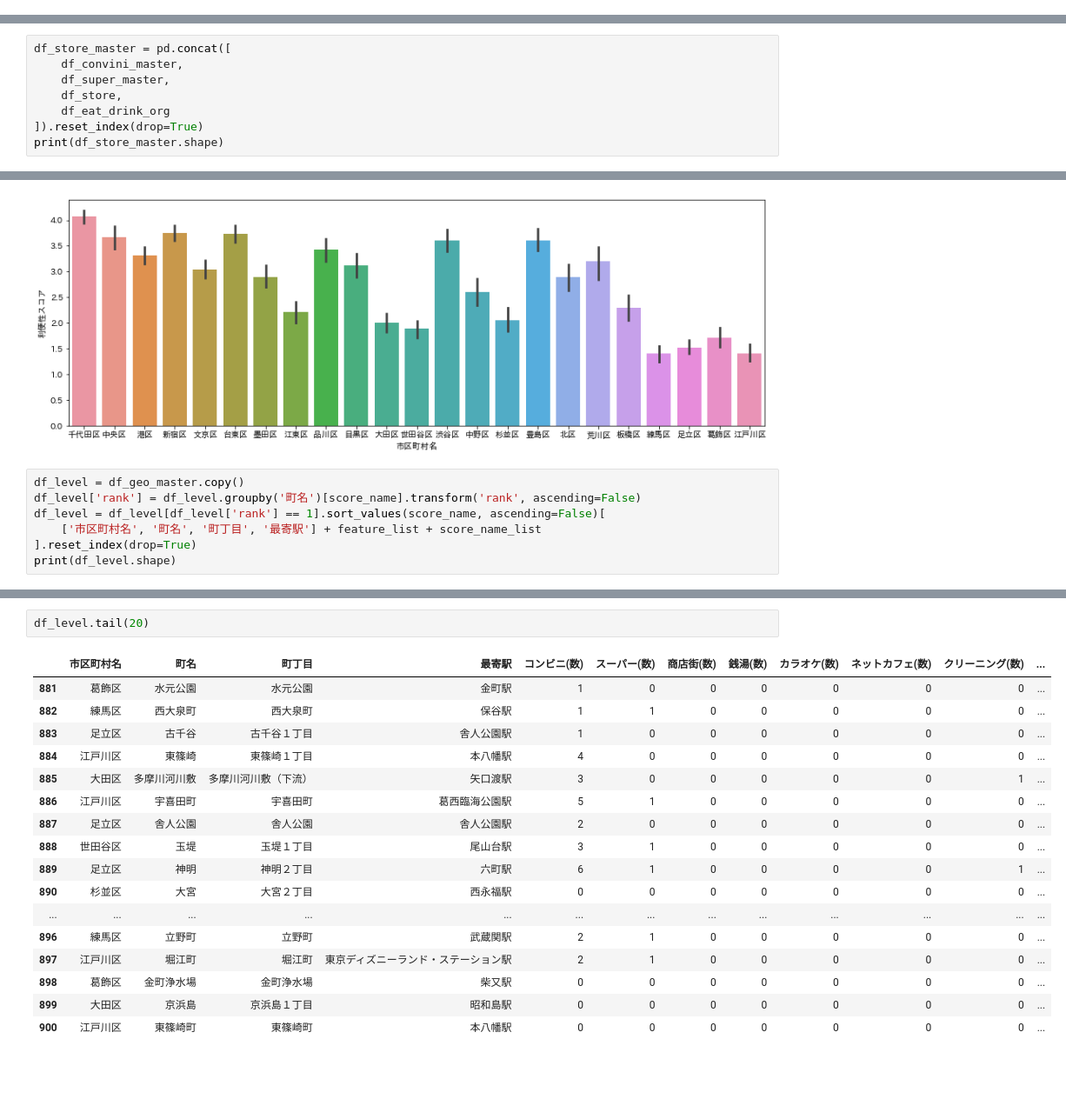
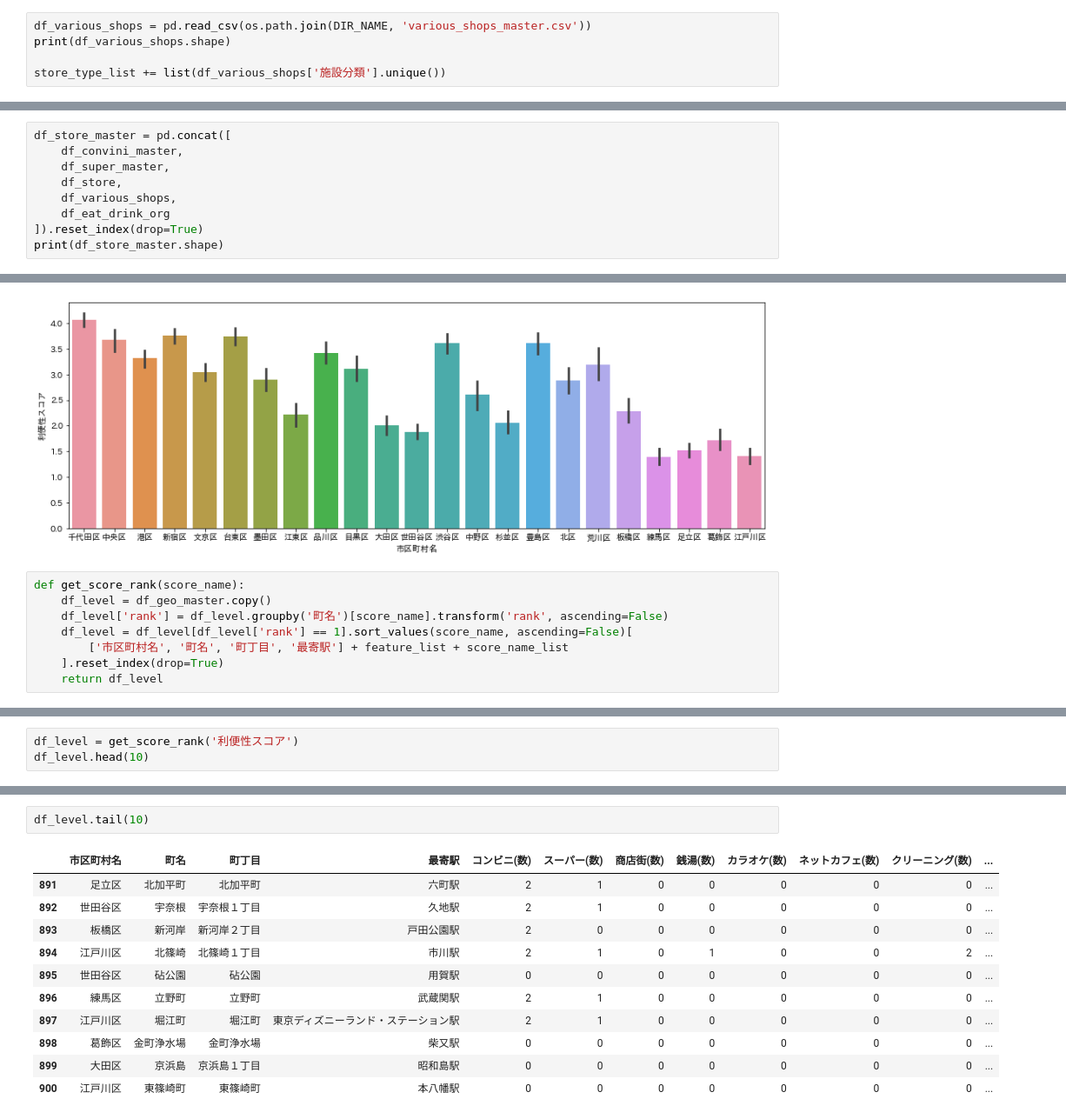
Before and after one commit to z-guard/analysis, a Jupyter notebook: notebooks/convenience_score.ipynb, the cells around one changed output, grey strips where cells are left out. Shown: that part at 87% size. Drawn from its saved outputs; the diff is of its cells as text; blank space fills up the shorter version.

Commit message:
Add: various_shops

```diff
--- a/notebooks/convenience_score.ipynb
+++ b/notebooks/convenience_score.ipynb
@@ -107,0 +113,5 @@ store_type_list += list(df_store['施設分類'].unique())
+# %%
+df_various_shops = pd.read_csv(os.path.join(DIR_NAME, 'various_shops_master.csv'))
+print(df_various_shops.shape)
+
+store_type_list += list(df_various_shops['施設分類'].unique())
@@ -123,6 +135,7 @@ df_store_master = pd.concat([
     df_convini_master,
     df_super_master,
     df_store,
+    df_various_shops,
     df_eat_drink_org
 ]).reset_index(drop=True)
 print(df_store_master.shape)
@@ -414,9 +435,10 @@ for score in score_name_list:
 [figure]
 [figure]
 # %%
-df_level = df_geo_master.copy()
-df_level['rank'] = df_level.groupby('町名')[score_name].transform('rank', ascending=False)
-df_level = df_level[df_level['rank'] == 1].sort_values(score_name, ascending=False)[
-    ['市区町村名', '町名', '町丁目', '最寄駅'] + feature_list + score_name_list
-].reset_index(drop=True)
-print(df_level.shape)
+def get_score_rank(score_name):
+    df_level = df_geo_master.copy()
+    df_level['rank'] = df_level.groupby('町名')[score_name].transform('rank', ascending=False)
+    df_level = df_level[df_level['rank'] == 1].sort_values(score_name, ascending=False)[
+        ['市区町村名', '町名', '町丁目', '最寄駅'] + feature_list + score_name_list
+    ].reset_index(drop=True)
+    return df_level
@@ -444,0 +445,3 @@ df_level.head(20)
+# %%
+df_level = get_score_rank('利便性スコア')
+df_level.head(10)
@@ -445,18 +460,12 @@ df_level.head(20)
 # %%
-df_level.tail(20)
+df_level.tail(10)
 # %% [output]
 |  | 市区町村名 | 町名 | 町丁目 | 最寄駅 | コンビニ(数) | スーパー(数) | 商店街(数) | 銭湯(数) | カラオケ(数) | ネットカフェ(数) | クリーニング(数) | ... |
-| 881 | 葛飾区 | 水元公園 | 水元公園 | 金町駅 | 1 | 0 | 0 | 0 | 0 | 0 | 0 | ... |
-| 882 | 練馬区 | 西大泉町 | 西大泉町 | 保谷駅 | 1 | 1 | 0 | 0 | 0 | 0 | 0 | ... |
-| 883 | 足立区 | 古千谷 | 古千谷１丁目 | 舎人公園駅 | 1 | 0 | 0 | 0 | 0 | 0 | 0 | ... |
-| 884 | 江戸川区 | 東篠崎 | 東篠崎１丁目 | 本八幡駅 | 4 | 0 | 0 | 0 | 0 | 0 | 0 | ... |
-| 885 | 大田区 | 多摩川河川敷 | 多摩川河川敷（下流） | 矢口渡駅 | 3 | 0 | 0 | 0 | 0 | 0 | 1 | ... |
-| 886 | 江戸川区 | 宇喜田町 | 宇喜田町 | 葛西臨海公園駅 | 5 | 1 | 0 | 0 | 0 | 0 | 0 | ... |
-| 887 | 足立区 | 舎人公園 | 舎人公園 | 舎人公園駅 | 2 | 0 | 0 | 0 | 0 | 0 | 0 | ... |
-| 888 | 世田谷区 | 玉堤 | 玉堤１丁目 | 尾山台駅 | 3 | 1 | 0 | 0 | 0 | 0 | 0 | ... |
-| 889 | 足立区 | 神明 | 神明２丁目 | 六町駅 | 6 | 1 | 0 | 0 | 0 | 0 | 1 | ... |
-| 890 | 杉並区 | 大宮 | 大宮２丁目 | 西永福駅 | 0 | 0 | 0 | 0 | 0 | 0 | 0 | ... |
-| ... | ... | ... | ... | ... | ... | ... | ... | ... | ... | ... | ... | ... |
+| 891 | 足立区 | 北加平町 | 北加平町 | 六町駅 | 2 | 1 | 0 | 0 | 0 | 0 | 0 | ... |
+| 892 | 世田谷区 | 宇奈根 | 宇奈根１丁目 | 久地駅 | 2 | 1 | 0 | 0 | 0 | 0 | 0 | ... |
+| 893 | 板橋区 | 新河岸 | 新河岸２丁目 | 戸田公園駅 | 2 | 0 | 0 | 0 | 0 | 0 | 0 | ... |
+| 894 | 江戸川区 | 北篠崎 | 北篠崎１丁目 | 市川駅 | 2 | 1 | 0 | 1 | 0 | 0 | 2 | ... |
+| 895 | 世田谷区 | 砧公園 | 砧公園 | 用賀駅 | 0 | 0 | 0 | 0 | 0 | 0 | 0 | ... |
 | 896 | 練馬区 | 立野町 | 立野町 | 武蔵関駅 | 2 | 1 | 0 | 0 | 0 | 0 | 0 | ... |
 | 897 | 江戸川区 | 堀江町 | 堀江町 | 東京ディズニーランド・ステーション駅 | 2 | 1 | 0 | 0 | 0 | 0 | 0 | ... |
 | 898 | 葛飾区 | 金町浄水場 | 金町浄水場 | 柴又駅 | 0 | 0 | 0 | 0 | 0 | 0 | 0 | ... |
```
Also changed, not shown: parts of 15 cells of this notebook.
